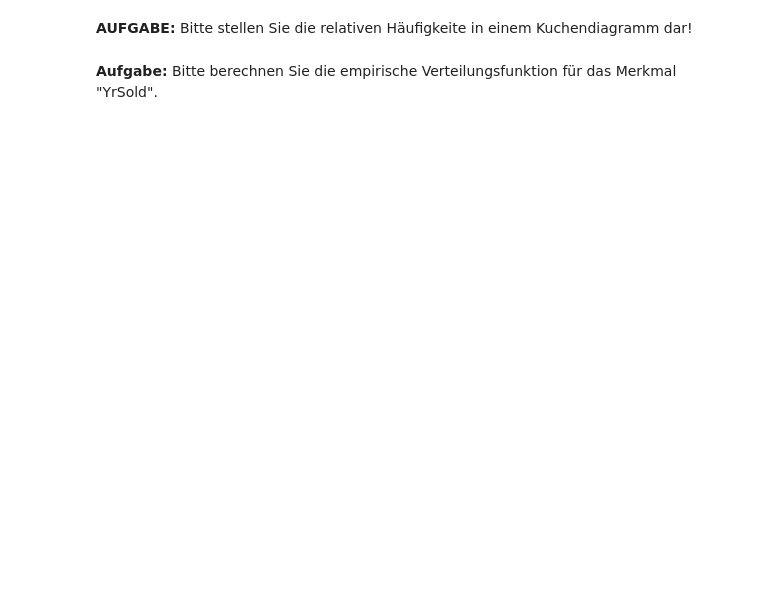
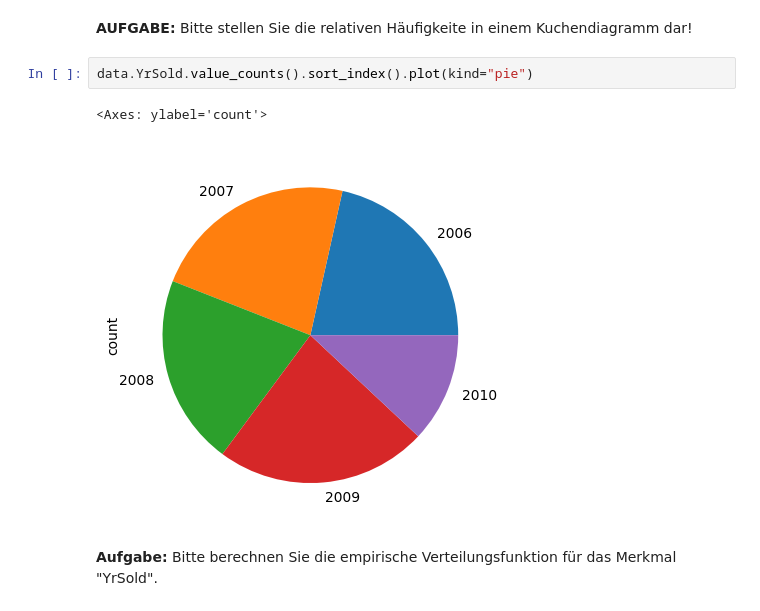
Before and after one commit to AlexKressner/Statistik, a Jupyter notebook: Deskriptive_Statistik.ipynb, the cells around one changed output. Drawn from its saved outputs; the diff is of its cells as text; blank space fills up the shorter version.

```diff
--- a/Deskriptive_Statistik.ipynb
+++ b/Deskriptive_Statistik.ipynb
@@ -34,4 +94,9 @@ data.YrSold = data.YrSold.astype("object")
 # %% [markdown]
 **AUFGABE:** Bitte stellen Sie die relativen Häufigkeite in einem Kuchendiagramm dar!
+# %%
+data.YrSold.value_counts().sort_index().plot(kind="pie")
+# %% [output]
+<Axes: ylabel='count'>
+[figure, added]
 # %% [markdown]
 **Aufgabe:** Bitte berechnen Sie die empirische Verteilungsfunktion für das Merkmal "YrSold".
```
Also changed, not shown: parts of 8 cells of this notebook.
